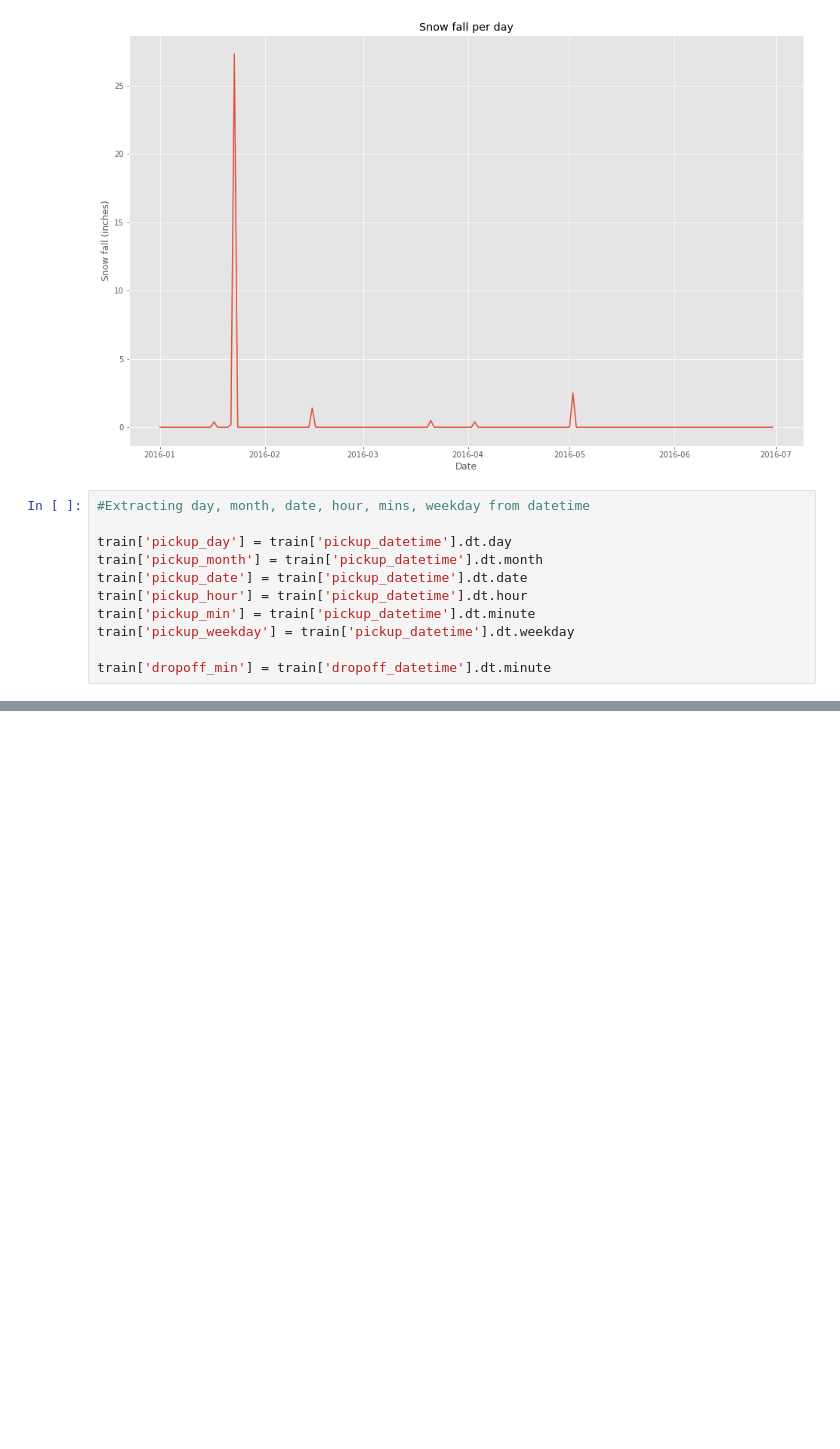
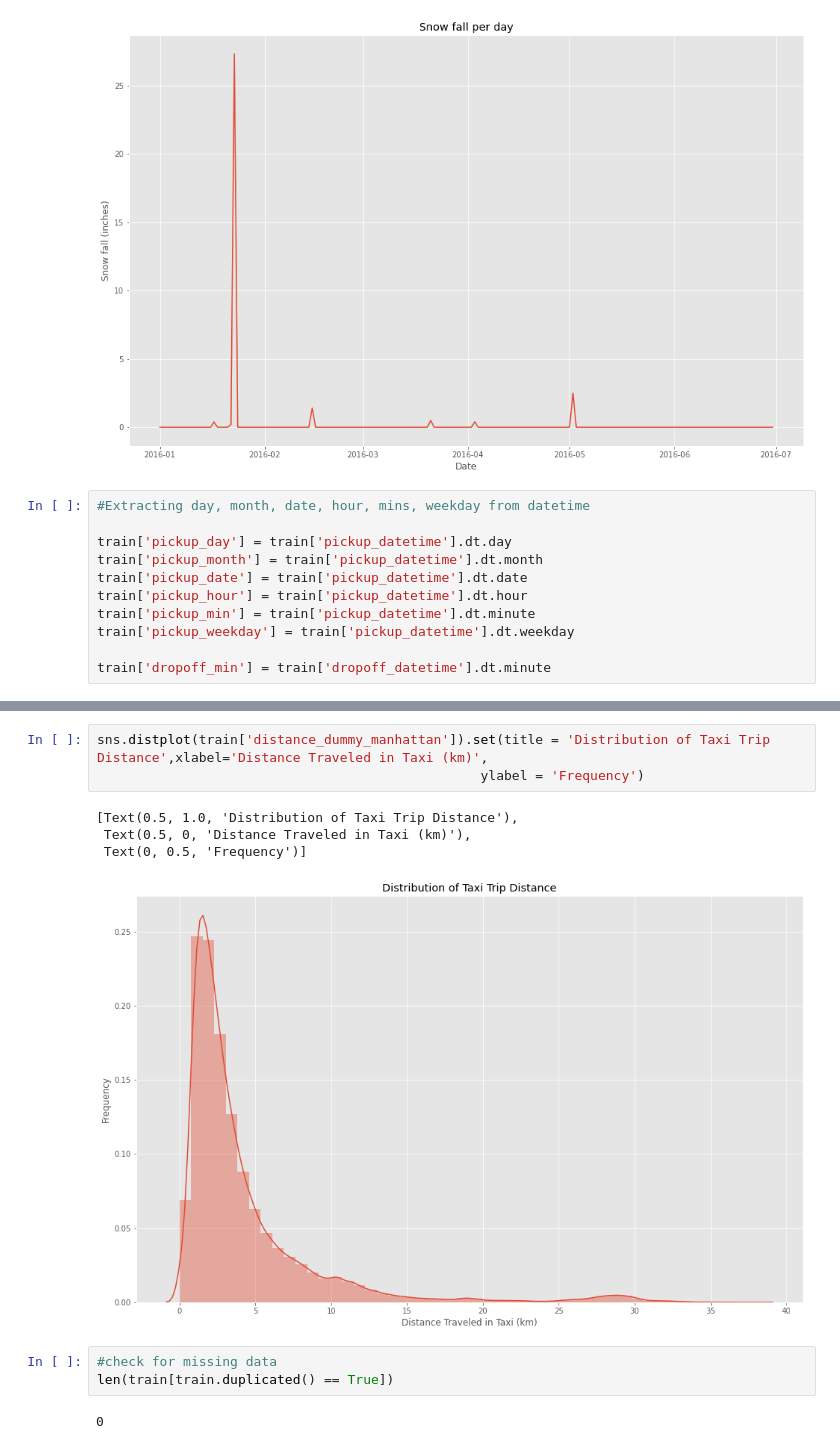
Before and after one commit to Jiaxin-yjx/NYC-taxi-data-science, a Jupyter notebook: NYU_EDA.ipynb, the cells around one changed output, grey strips where cells are left out. Cells and saved outputs as stored; diff of their text form; blank space fills up the shorter version.

```diff
--- a/NYU_EDA.ipynb
+++ b/NYU_EDA.ipynb
@@ -131,0 +182,13 @@ plt.show()
+# %%
+sns.distplot(train['distance_dummy_manhattan']).set(title = 'Distribution of Taxi Trip Distance',xlabel='Distance Traveled in Taxi (km)',
+                                                 ylabel = 'Frequency')
+# %% [output]
+[Text(0.5, 1.0, 'Distribution of Taxi Trip Distance'),
+ Text(0.5, 0, 'Distance Traveled in Taxi (km)'),
+ Text(0, 0.5, 'Frequency')]
+[figure, added]
+# %%
+#check for missing data
+len(train[train.duplicated() == True])
+# %% [output]
+0
```
Also changed, not shown: parts of 15 cells of this notebook.
